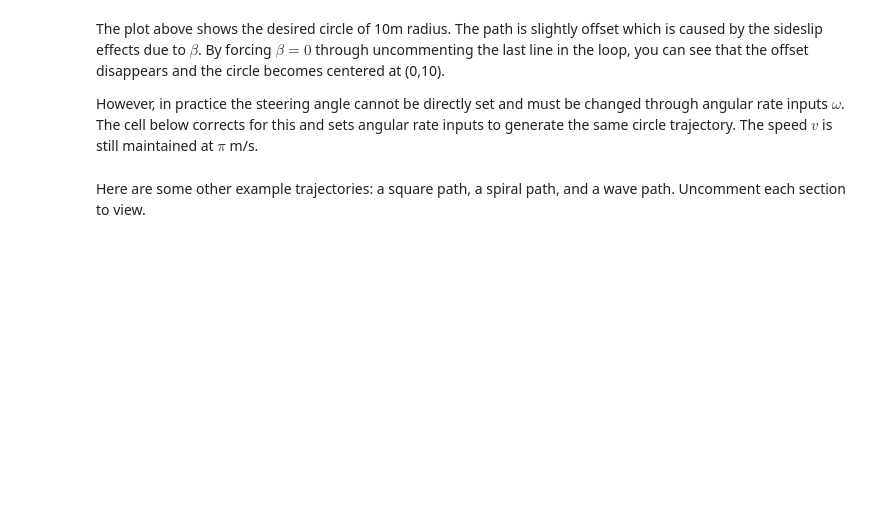
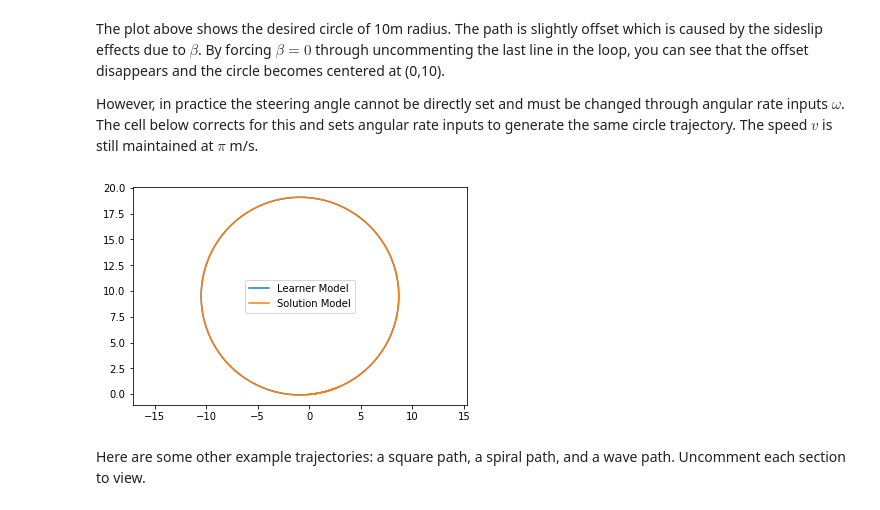
Before and after one commit to vinod-kancherla/self_driving_cars, a Jupyter notebook: Introduction_to_self_driving_cars/Kinematic_Bicycle_Model.ipynb, the cells around one changed output. Cells and saved outputs as stored; diff of their text form; code cells hidden in the pictures; blank space fills up the shorter version.

```diff
--- a/Introduction_to_self_driving_cars/Kinematic_Bicycle_Model.ipynb
+++ b/Introduction_to_self_driving_cars/Kinematic_Bicycle_Model.ipynb
@@ -175,34 +159,36 @@ time_end = 20
 model.reset()
 solution_model.reset()
 
 t_data = np.arange(0,time_end,sample_time)
 x_data = np.zeros_like(t_data)
 y_data = np.zeros_like(t_data)
 x_solution = np.zeros_like(t_data)
 y_solution = np.zeros_like(t_data)
 
 for i in range(t_data.shape[0]):
     x_data[i] = model.xc
     y_data[i] = model.yc
 
     if model.delta < np.arctan(2/10):
         model.step(np.pi, model.w_max)
     else:
         model.step(np.pi, 0)
 
     x_solution[i] = solution_model.xc
     y_solution[i] = solution_model.yc
 
     if solution_model.delta < np.arctan(2/10):
         solution_model.step(np.pi, model.w_max)
     else:
         solution_model.step(np.pi, 0)
 
 plt.axis('equal')
 plt.plot(x_data, y_data,label='Learner Model')
-# plt.plot(x_solution, y_solution,label='Solution Model')
+plt.plot(x_solution, y_solution,label='Solution Model')
 plt.legend()
 plt.show()
+# %% [output]
+[figure, added]
 # %% [markdown]
 Here are some other example trajectories: a square path, a spiral path, and a wave path. Uncomment each section to view.
 # %%
```
Also changed, not shown: parts of 9 cells of this notebook, 2 other files.
